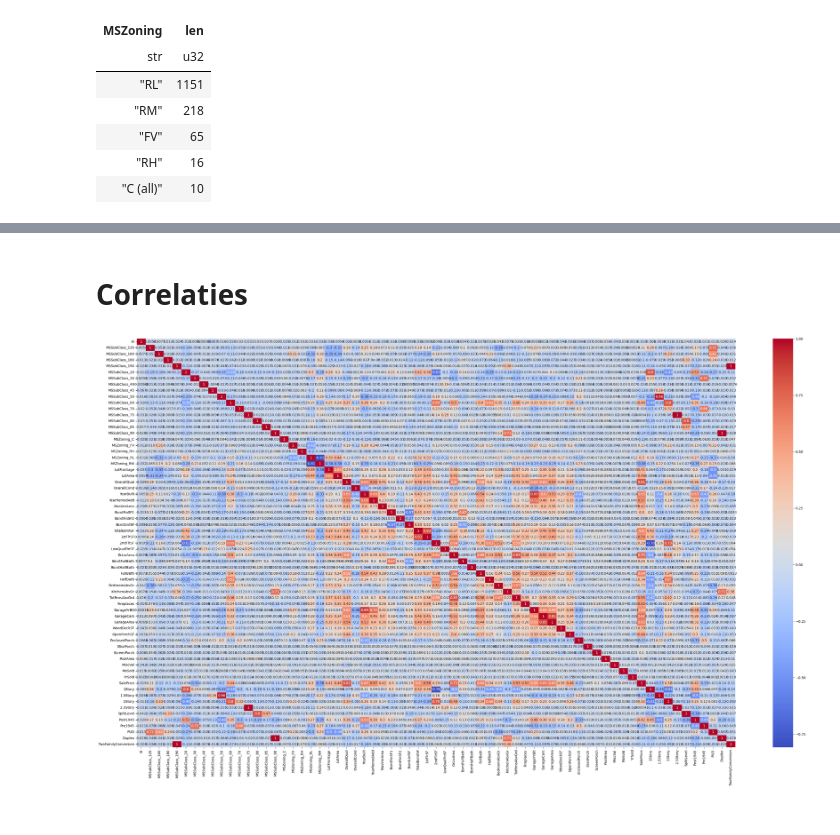
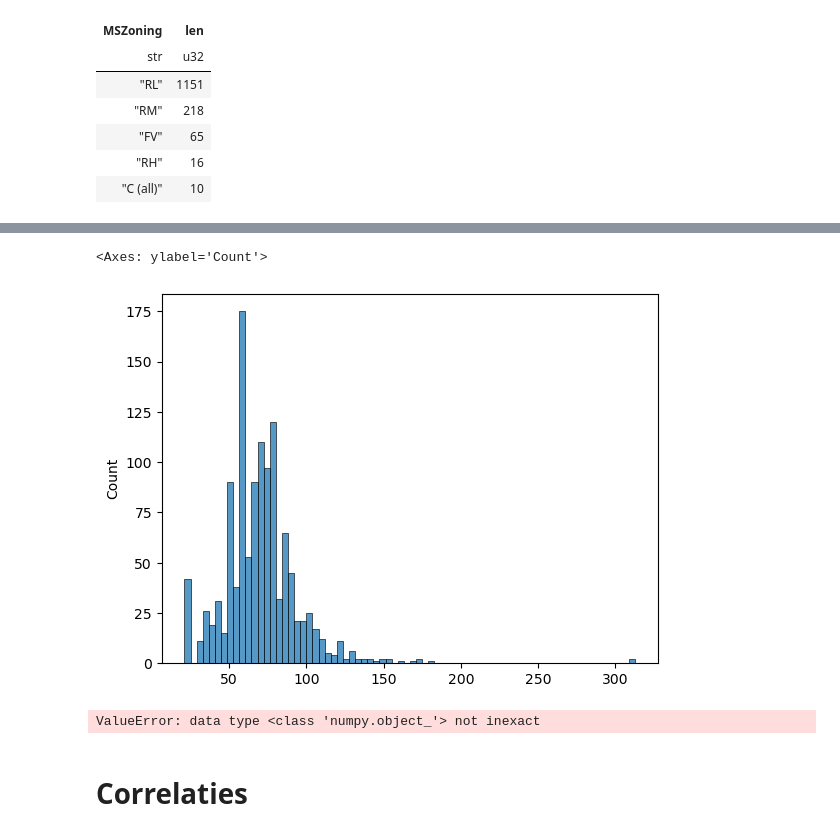
Before and after one commit to Repsajsov/Kaggle, a Jupyter notebook: HousePrices/eda.ipynb, the cells around one changed output, grey strips where cells are left out. Saved outputs shown, nothing was run; the diff lists cells and outputs as text; code cells hidden in the pictures.

Commit message:
Started with the LotFrontage feature

```diff
--- a/HousePrices/eda.ipynb
+++ b/HousePrices/eda.ipynb
@@ -167,3 +234,34 @@ df = df.to_dummies("MSZoning")
+# %%
+sns.histplot(df["LotFrontage"])
+# %% [output]
+<Axes: ylabel='Count'>
+[figure, added]
+# %%
+from scipy import stats
+
+index = []
+correlations = []
+p_values = []
+for column in df_temp.columns:
+    x = df_temp[column].to_numpy()
+    y = df_temp["LotFrontage"].to_numpy()
+
+    correlation, p_value = stats.pointbiserialr(x, y)
+    index.append(column)
+    correlations.append(round(correlation, 2))
+    p_values.append(round(p_value, 3))
+
+
+corr_df = pl.DataFrame({
+    "Variable": index,
+    "Correlation": correlations,
+    "PValue": p_values
+})
+
+# corr_df = corr_df.filter((pl.col("PValue") < 0.05) & (pl.col("Correlation").abs() > 0.15)).sort("Correlation")
+corr_df.sort("Correlation", descending=True)
+# %% [output]
+ValueError: data type <class 'numpy.object_'> not inexact
 # %% [markdown]
 # Correlaties
 # %%
@@ -179,6 +277,4 @@ def heatmap(df, figsize=(20, 12), method="spearman"):
 # columns = ["SalePrice"] + [*MSSUBCLASS_INFO.keys()]
 # heatmap(df[columns])
 
-heatmap(df, figsize=(40,22))
+# heatmap(df, figsize=(40,22))
-# %% [output]
-[figure, removed]
```
Also changed, not shown: parts of 11 cells of this notebook.
